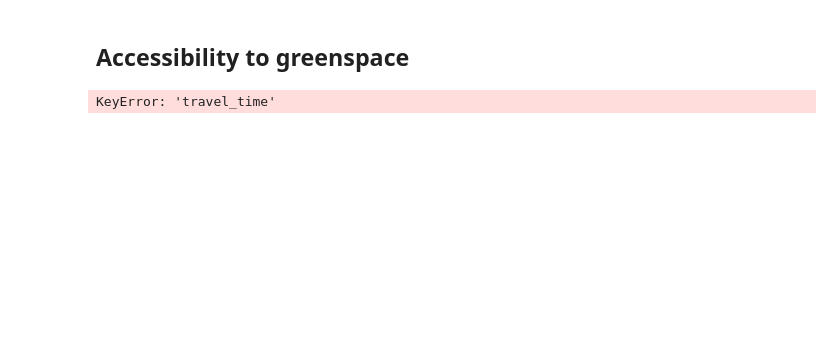
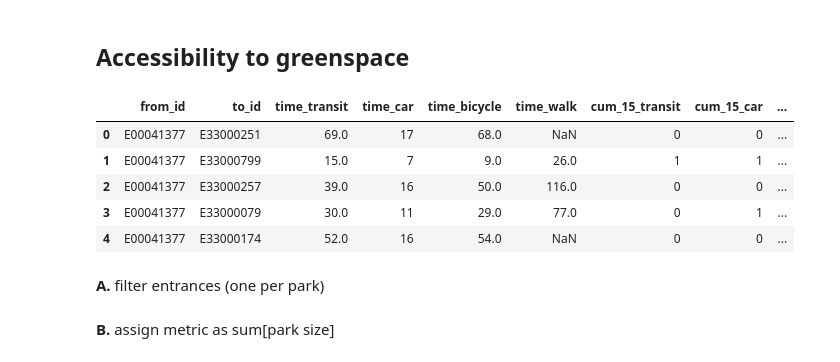
Before and after one commit to Urban-Analytics-Technology-Platform/demoland-project, a Jupyter notebook: python/accessibility.ipynb, the cells around one changed output. Saved outputs shown, nothing was run; the diff lists cells and outputs as text; code cells hidden in the pictures; blank space fills up the shorter version.

Commit message:
on the way to finalise multimodal trip for greenspace

```diff
--- a/python/accessibility.ipynb
+++ b/python/accessibility.ipynb
@@ -45,8 +46,8 @@ oas_centroids.head()
 
 # destination data
 # green space sites' entrances
-gs_entrances = gpd.read_file(greenspace_entrances_file,
-                        layer = "pointsaccessTOgs_tynewear")
+gs_entrances = gpd.read_file(greenspace_file,
+                        layer = "access_points")
 
 gs_entrances.head() # Destination dataset already contains an 'id' column
 # WPZ centroids
@@ -55,14 +56,14 @@ wpz_centroids = gpd.read_file(workingplacezones_centroids_file,
 wpz_centroids.head()
 wpz_centroids['id'] = wpz_centroids['wz11cd'] # Destination dataset must contain an 'id' column for r5py
 
-gs_sites = gpd.read_file(greenspace_sites_file,
-                        layer = "grenspace-sites_tynewear")  # mind the typo with the missing double E
+gs_sites = gpd.read_file(greenspace_file,
+                         layer = "sites")
 
 # network data
 # uploaded in the sequent operation
 
 # opportunities / land use data
-jobs_per_wpz = pd.read_csv(jobs_file) # working place zones, population (as a proxy for n of jobs)
+jobs_per_wpz_df = pd.read_csv(jobs_file) # working place zones, population (as a proxy for n of jobs)
 # note: opportunities column is called "pop"
 # %%
 gs_entrances.explore()
@@ -269,13 +274,15 @@ modes_list = ['transit',
               'bicycle',
               'walk']
 
+# empty dataframe to be filled up in the next for loop
 acc_pot_jobs = origins[['id']]
 
 for m in modes_list:
+    # generate variable names to be used in the tracc function below
     cost_name = 'time_' + m
     travel_costs_ids = ["from_id","to_id"]
     supplyID = "wpz11cd"
-    impedence_param = 15
+    impedence_param = 15 # value for impedence function, to be changed as needed
     impedence_param_string = str(impedence_param)
     cost_output = 'cum_' + impedence_param_string + '_' + m
     acc_column_name = 'pot_cum_acc_' + impedence_param_string + '_' + m
@@ -292,7 +299,7 @@ for m in modes_list:
 # Setting up the accessibility object. This includes joining the destination data to the travel time data
     acc_jobs= tracc.accessibility(
             travelcosts_df = ttm_jobs_tracc.data,
-            supply_df = jobs_per_wpz,
+            supply_df = jobs_per_wpz_df,
             travelcosts_ids = travel_costs_ids,
             supply_ids = supplyID
         )
@@ -304,7 +311,7 @@ for m in modes_list:
     #         impedence = cost_output,
     #         output_col_name= "pot_acc_" + cost_output
     #         )
-    # the above function generate overwrite the column at evry loop
+    # the above function generate overwrite the column at every loop
     # so we reproduce the same function (from tracc documentation) per each mode:
     acc_jobs.data[acc_column_name] = acc_jobs.data[opportunity] * acc_jobs.data[cost_output]
     group_sum_bymode_acc = acc_jobs.data.groupby(acc_jobs.data[travel_costs_ids[0]])[[acc_column_name]].sum()
@@ -315,7 +333,4 @@ for m in modes_list:
 # %%
-ttm_jobs_tracc = tracc.costs(ttm_complete)
-
-
 # --------------
 # EDIT TO WORK ON ALL MODES
 # ---------------
@@ -332,7 +347,7 @@ ttm_jobs_tracc.impedence_calc(
 # Setting up the accessibility object. This includes joining the destination data to the travel time data
 acc_jobs= tracc.accessibility(
         travelcosts_df = ttm_jobs_tracc.data,
-        supply_df = jobs_per_wpz,
+        supply_df = jobs_per_wpz_df,
         travelcosts_ids = ["from_id","to_id"],
         supply_ids = "wpz11cd" # edit?
     )
@@ -345,35 +360,3 @@ acc_pot_jobs = acc_jobs.potential(
         )
 # %% [markdown]
 ## Accessibility to greenspace
-# %%
-ttm_gs_tracc = tracc.costs(ttm_complete)
-
-# --------------
-# EDIT TO WORK ON ALL MODES
-# ---------------
-
-# Computing impedance function based on a 15 minute travel time threshold.
-ttm_gs_tracc.impedence_calc(
-    cost_column = "travel_time",
-    impedence_func = "cumulative",
-    impedence_func_params = 15, # to calculate n of jobs in 15 min
-    output_col_name = "cum_15",
-    prune_output = False
-)
-
-# Setting up the accessibility object. This includes joining the destination data to the travel time data
-acc_gs= tracc.accessibility(
-        travelcosts_df = ttm_gs_tracc.data,
-        supply_df = jobs_per_wpz,
-        travelcosts_ids = ["from_id","to_id"],
-        supply_ids = "wpz11cd" # edit?
-    )
-acc_gs.data.head()
-
-# Measuring potential accessibility to jobs, using a 45 minute cumulative impedance function
-acc_pot_gs = acc_gs.potential(
-        opportunity = "pop",
-        impedence = "cum_15"
-        )
-# %% [output]
-KeyError: 'travel_time'
@@ -379,0 +449,13 @@ KeyError: 'travel_time'
+# %%
+acc_jobs.data.head()
+# %% [output]
+|  | from_id | to_id | time_transit | time_car | time_bicycle | time_walk | cum_15_transit | cum_15_car | ... |
+| 0 | E00041377 | E33000251 | 69.0 | 17 | 68.0 | NaN | 0 | 0 | ... |
+| 1 | E00041377 | E33000799 | 15.0 | 7 | 9.0 | 26.0 | 1 | 1 | ... |
+| 2 | E00041377 | E33000257 | 39.0 | 16 | 50.0 | 116.0 | 0 | 0 | ... |
+| 3 | E00041377 | E33000079 | 30.0 | 11 | 29.0 | 77.0 | 0 | 1 | ... |
+| 4 | E00041377 | E33000174 | 52.0 | 16 | 54.0 | NaN | 0 | 0 | ... |
+# %% [markdown]
+**A.** filter entrances (one per park)
+# %% [markdown]
+**B.** assign metric as sum[park size]
```
Also changed, not shown: parts of 7 cells of this notebook.
